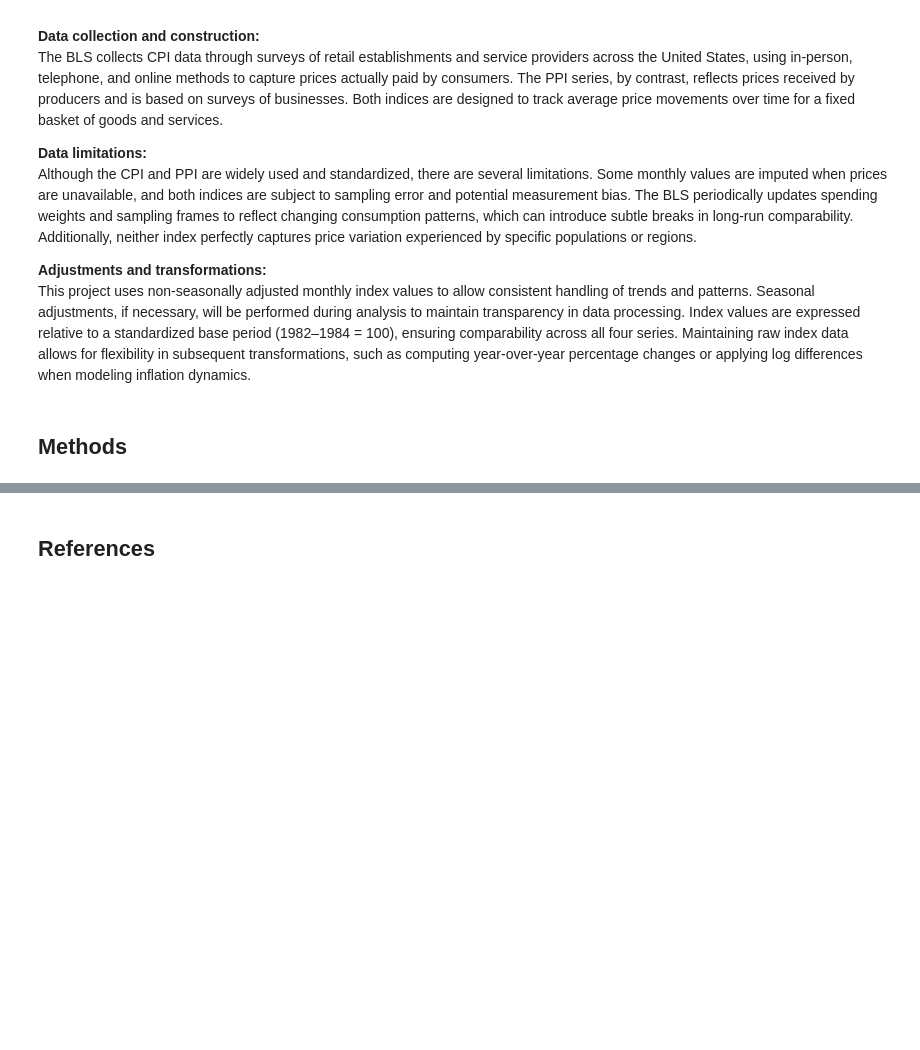
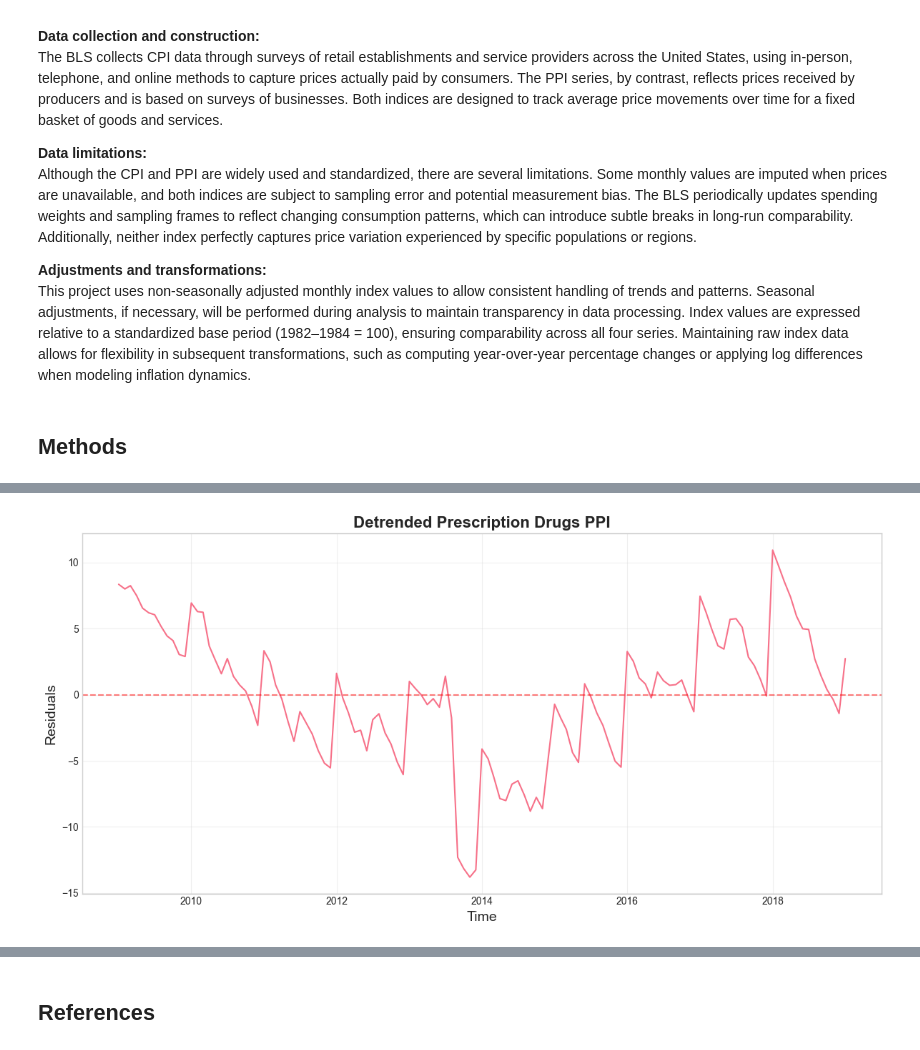
Before and after one commit to tayorg45/PUBH-6899, a Jupyter notebook: PUBH6899_Final_Project.ipynb, the cells around one changed output, grey strips where cells are left out. Drawn from its saved outputs; the diff is of its cells as text; code cells hidden in the pictures; blank space fills up the shorter version.

```diff
--- a/PUBH6899_Final_Project.ipynb
+++ b/PUBH6899_Final_Project.ipynb
@@ -88,0 +130,16 @@ The goal of this methods section is to perform a rigorous, stepwise exploratory
+# %%
+import os
+import pandas as pd
+import numpy as np
+import matplotlib.pyplot as plt
+from statsmodels.tsa.stattools import adfuller, kpss
+from statsmodels.graphics.tsaplots import plot_acf, plot_pacf
+from statsmodels.tsa.seasonal import seasonal_decompose
+import requests
+from datetime import datetime
+from scipy import stats
+import seaborn as sns
+
+# Set style for better-looking plots
+plt.style.use('seaborn-v0_8-whitegrid')
+sns.set_palette("husl")
@@ -88,0 +346,14 @@ The goal of this methods section is to perform a rigorous, stepwise exploratory
+# %%
+
+# Plot detrended series
+plt.figure(figsize=(12, 6))
+plt.plot(prescription_ts.index[valid_idx], residuals, linewidth=1.5)
+plt.title('Detrended Prescription Drugs PPI', fontsize=16, fontweight='bold')
+plt.xlabel('Time', fontsize=14)
+plt.ylabel('Residuals', fontsize=14)
+plt.grid(True, alpha=0.3)
+plt.axhline(y=0, color='r', linestyle='--', alpha=0.5)
+plt.tight_layout()
+plt.show()
+# %% [output]
+[figure, added]
```
Also changed, not shown: parts of 26 cells of this notebook.
